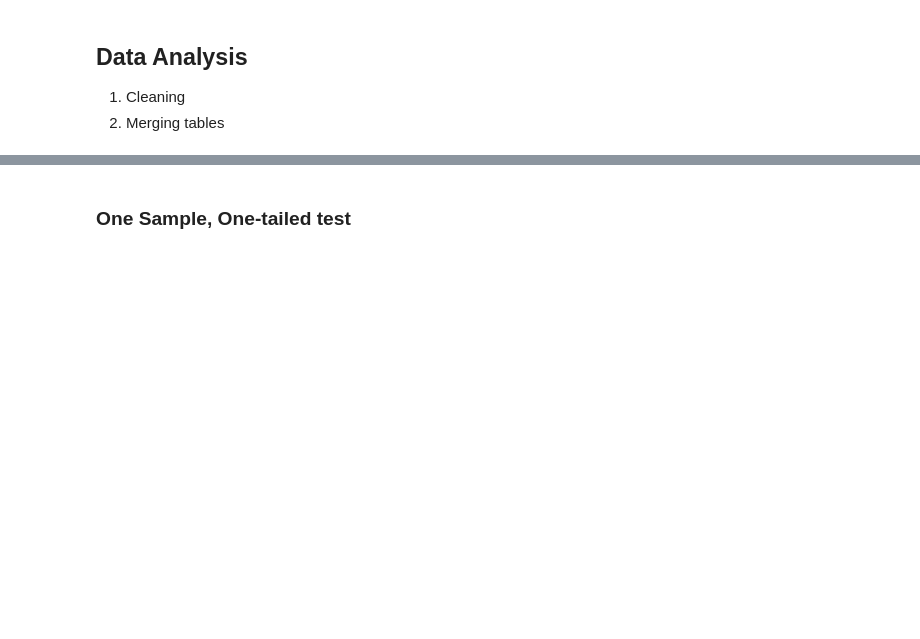
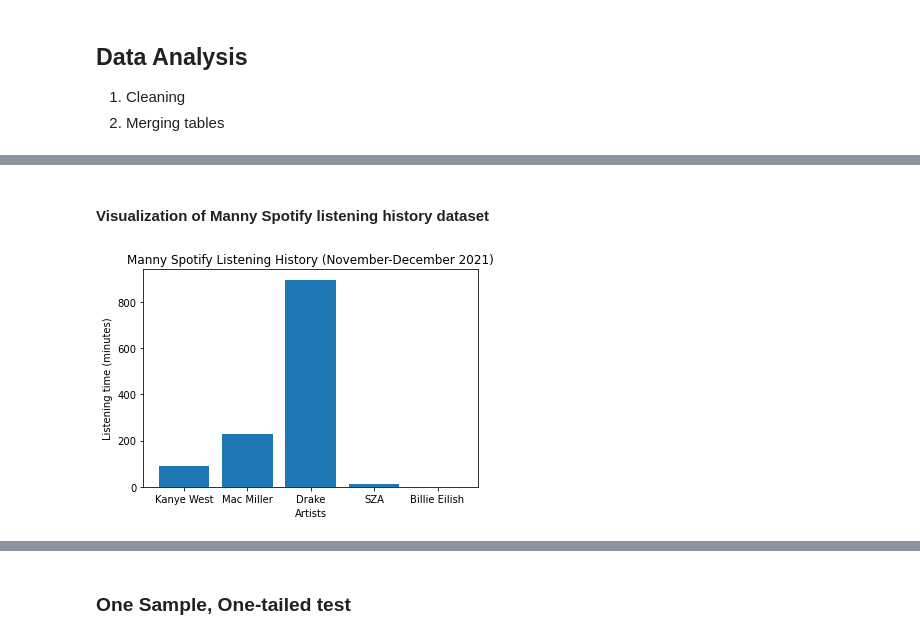
Before and after one commit to samhpr/FinalProject, a Jupyter notebook: main.ipynb, the cells around one changed output, grey strips where cells are left out. Cells and saved outputs as stored; diff of their text form; code cells hidden in the pictures; blank space fills up the shorter version.

```diff
--- a/main.ipynb
+++ b/main.ipynb
@@ -81,0 +101,10 @@ plt.bar(x,y)
+# %% [markdown]
+#### Visualization of Manny Spotify listening history dataset
+# %%
+plt.ylabel("Listening time (minutes)")
+plt.xlabel("Artists")
+plt.title("Manny Spotify Listening History (November-December 2021)")
+plt.bar(x1, y1)
+plt.show()
+# %% [output]
+[figure, added]
```
Also changed, not shown: parts of 9 cells of this notebook, 2 other files.
